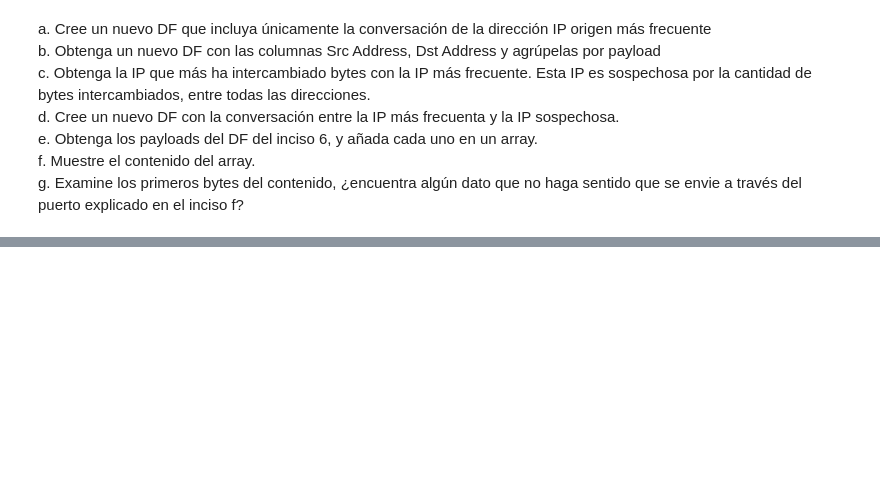
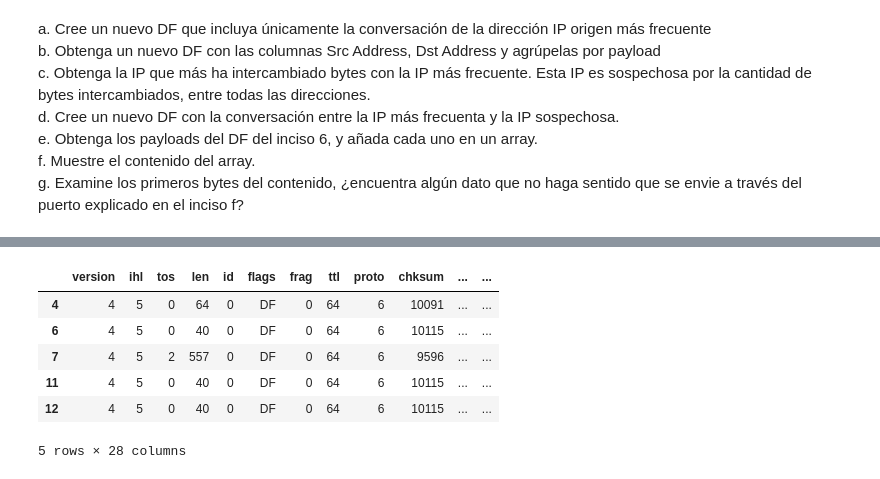
Before and after one commit to DouglasDL28/IDS, a Jupyter notebook: packet_analysis.ipynb, the cells around one changed output, grey strips where cells are left out. Saved outputs shown, nothing was run; the diff lists cells and outputs as text; code cells hidden in the pictures; blank space fills up the shorter version.

```diff
--- a/packet_analysis.ipynb
+++ b/packet_analysis.ipynb
@@ -351,0 +384,11 @@ que se envie a través del puerto explicado en el inciso f? <br>
+# %%
+sus_df = frequent_df[frequent_df['dst']=='52.182.141.63']
+sus_df.head()
+# %% [output]
+|  | version | ihl | tos | len | id | flags | frag | ttl | proto | chksum | ... | ... |
+| 4 | 4 | 5 | 0 | 64 | 0 | DF | 0 | 64 | 6 | 10091 | ... | ... |
+| 6 | 4 | 5 | 0 | 40 | 0 | DF | 0 | 64 | 6 | 10115 | ... | ... |
+| 7 | 4 | 5 | 2 | 557 | 0 | DF | 0 | 64 | 6 | 9596 | ... | ... |
+| 11 | 4 | 5 | 0 | 40 | 0 | DF | 0 | 64 | 6 | 10115 | ... | ... |
+| 12 | 4 | 5 | 0 | 40 | 0 | DF | 0 | 64 | 6 | 10115 | ... | ... |
+5 rows × 28 columns
```
Also changed, not shown: parts of 4 cells of this notebook.
